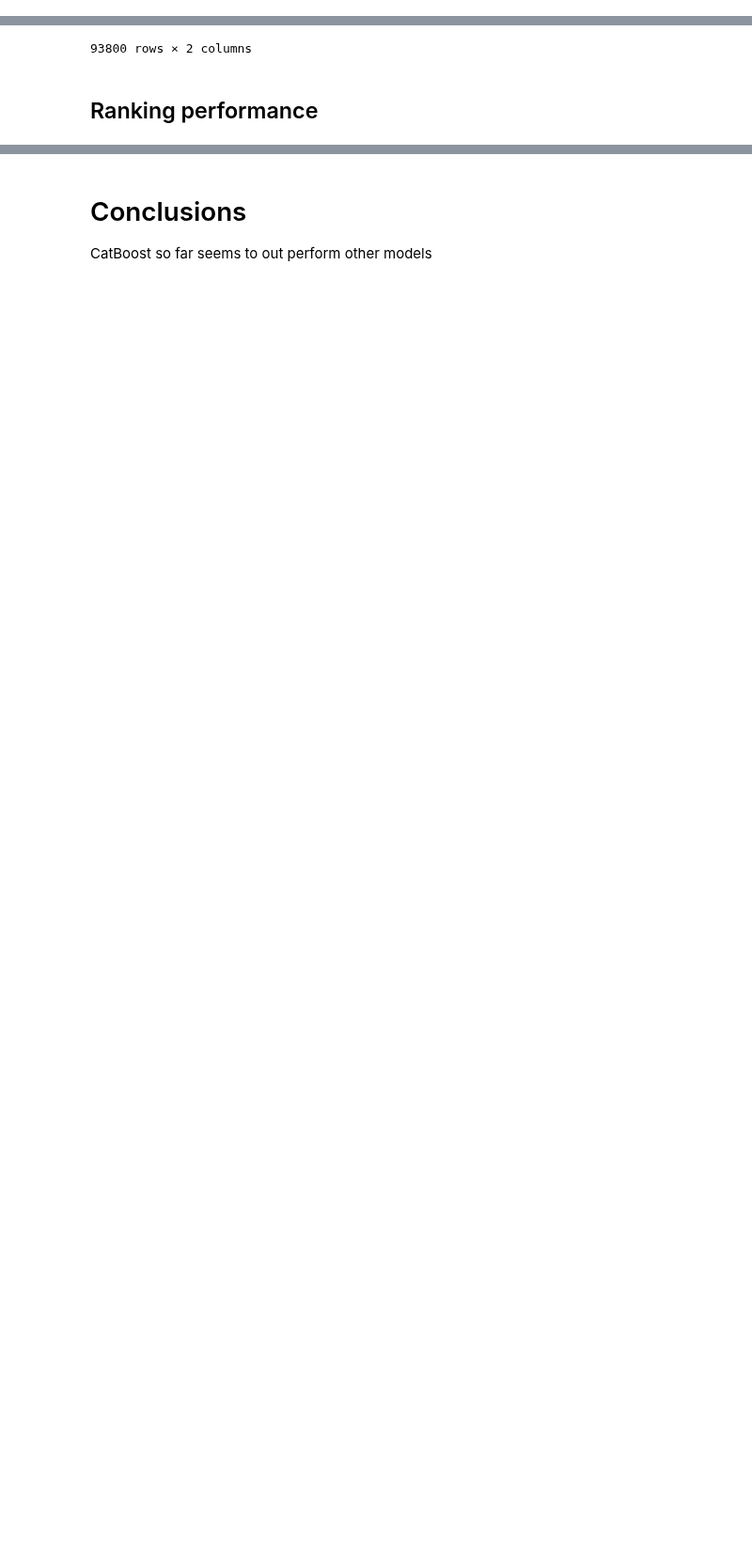
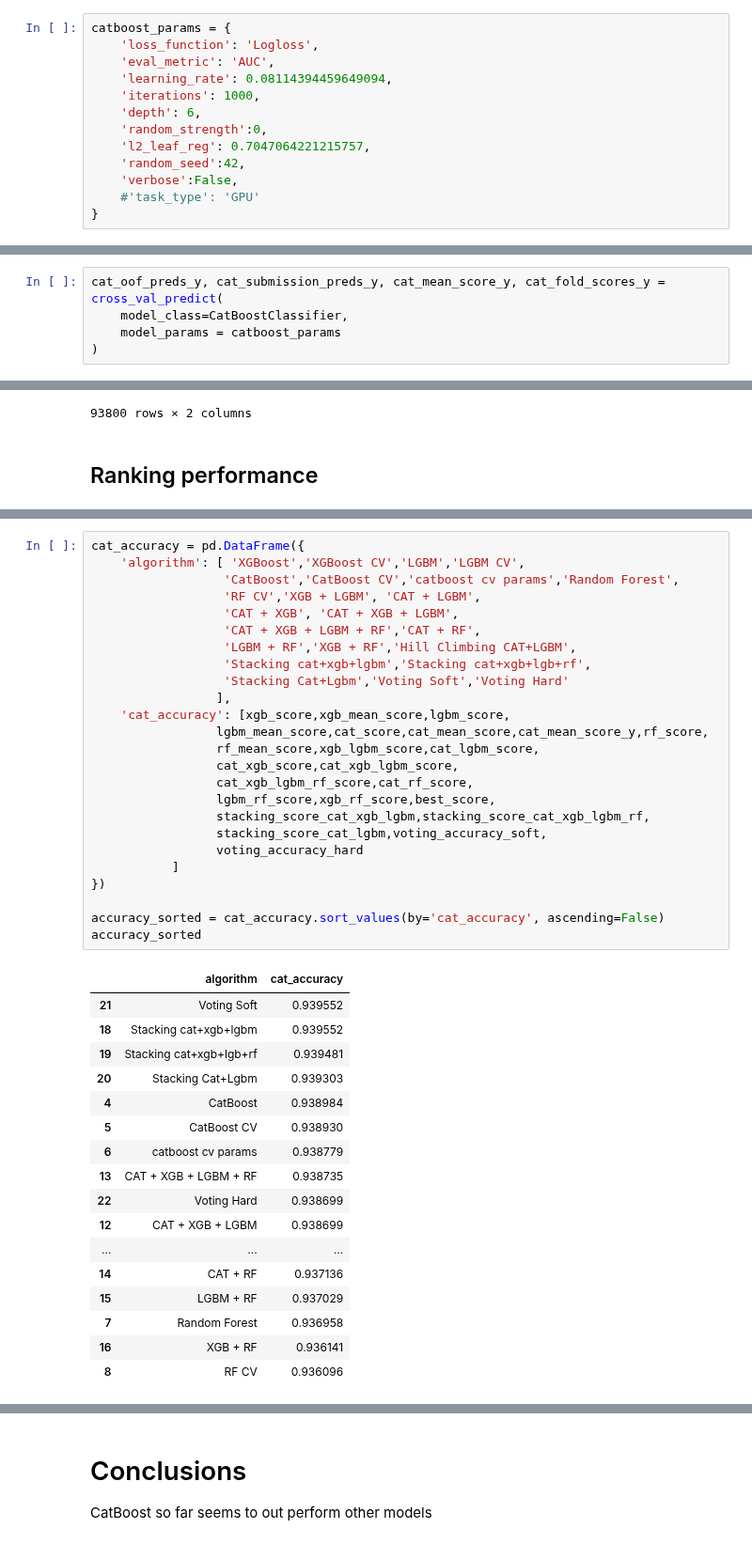
Before and after one commit to rubanzasilva/exploring_mental_health, a Jupyter notebook: eda-gradient-boosting-neural-nets-s04e11.ipynb, the cells around one changed output, grey strips where cells are left out. Shown at 94% size. Cells and saved outputs as stored; diff of their text form; blank space fills up the shorter version.

Commit message:
Kaggle Notebook | EDA | Gradient Boosting | Neural Nets | s04e11 | Version 38

```diff
--- a/eda-gradient-boosting-neural-nets-s04e11.ipynb
+++ b/eda-gradient-boosting-neural-nets-s04e11.ipynb
@@ -519,6 +551,19 @@ xgb_params = {'seed':42}
 lgbm_params = {'seed':42}
 cat_params = {'random_seed':42}
 rf_params = {'random_state':42}
+# %%
+catboost_params = {
+    'loss_function': 'Logloss',
+    'eval_metric': 'AUC',
+    'learning_rate': 0.08114394459649094,
+    'iterations': 1000,
+    'depth': 6,
+    'random_strength':0,
+    'l2_leaf_reg': 0.7047064221215757,
+    'random_seed':42,
+    'verbose':False,
+    #'task_type': 'GPU'
+}
 # %% [markdown]
 ## Cross Validation function
 # %%
@@ -1023 +1085,6 @@ Wall time: 21.1 s
 0.9389836531627577
+# %%
+cat_oof_preds_y, cat_submission_preds_y, cat_mean_score_y, cat_fold_scores_y = cross_val_predict(
+    model_class=CatBoostClassifier,
+    model_params = catboost_params
+)
@@ -1903,0 +1983,43 @@ accuracy_sorted
+# %%
+cat_accuracy = pd.DataFrame({
+    'algorithm': [ 'XGBoost','XGBoost CV','LGBM','LGBM CV',
+                  'CatBoost','CatBoost CV','catboost cv params','Random Forest',
+                  'RF CV','XGB + LGBM', 'CAT + LGBM',
+                  'CAT + XGB', 'CAT + XGB + LGBM',
+                  'CAT + XGB + LGBM + RF','CAT + RF',
+                  'LGBM + RF','XGB + RF','Hill Climbing CAT+LGBM',
+                  'Stacking cat+xgb+lgbm','Stacking cat+xgb+lgb+rf',
+                  'Stacking Cat+Lgbm','Voting Soft','Voting Hard'
+                 ],
+    'cat_accuracy': [xgb_score,xgb_mean_score,lgbm_score,
+                 lgbm_mean_score,cat_score,cat_mean_score,cat_mean_score_y,rf_score,
+                 rf_mean_score,xgb_lgbm_score,cat_lgbm_score,
+                 cat_xgb_score,cat_xgb_lgbm_score,
+                 cat_xgb_lgbm_rf_score,cat_rf_score,
+                 lgbm_rf_score,xgb_rf_score,best_score,
+                 stacking_score_cat_xgb_lgbm,stacking_score_cat_xgb_lgbm_rf,
+                 stacking_score_cat_lgbm,voting_accuracy_soft,
+                 voting_accuracy_hard
+           ]
+})
+
+accuracy_sorted = cat_accuracy.sort_values(by='cat_accuracy', ascending=False)
+accuracy_sorted
+# %% [output]
+|  | algorithm | cat_accuracy |
+| 21 | Voting Soft | 0.939552 |
+| 18 | Stacking cat+xgb+lgbm | 0.939552 |
+| 19 | Stacking cat+xgb+lgb+rf | 0.939481 |
+| 20 | Stacking Cat+Lgbm | 0.939303 |
+| 4 | CatBoost | 0.938984 |
+| 5 | CatBoost CV | 0.938930 |
+| 6 | catboost cv params | 0.938779 |
+| 13 | CAT + XGB + LGBM + RF | 0.938735 |
+| 22 | Voting Hard | 0.938699 |
+| 12 | CAT + XGB + LGBM | 0.938699 |
+| ... | ... | ... |
+| 14 | CAT + RF | 0.937136 |
+| 15 | LGBM + RF | 0.937029 |
+| 7 | Random Forest | 0.936958 |
+| 16 | XGB + RF | 0.936141 |
+| 8 | RF CV | 0.936096 |
```
Also changed, not shown: parts of 38 cells of this notebook.
